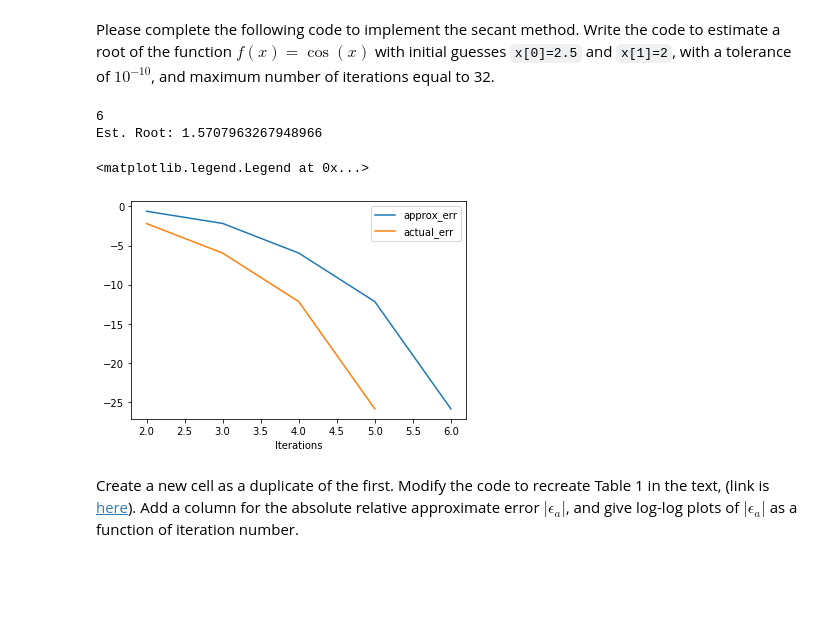
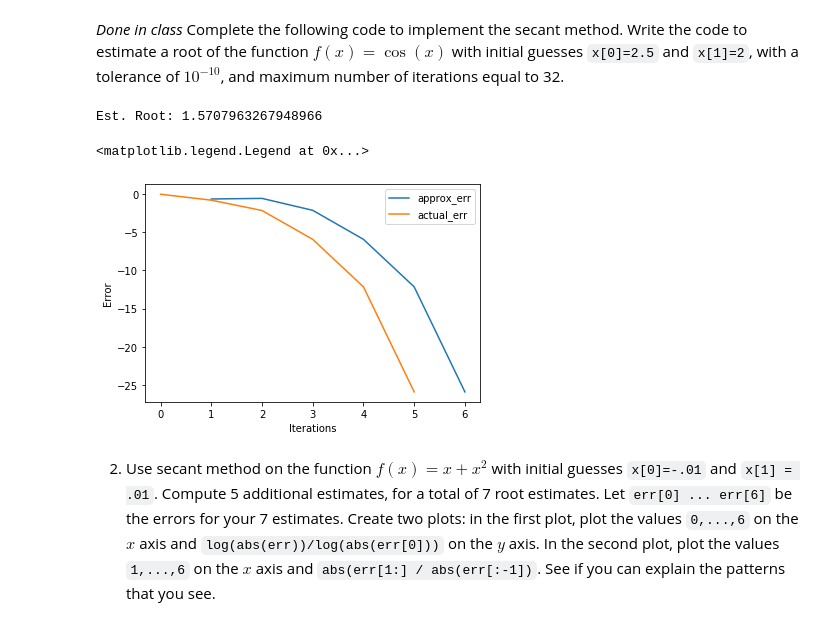
Before and after one commit to FatherLuis/Numerical_Analysis, a Jupyter notebook: VargasTamayo_Luis_Secant_Method.ipynb, the cells around one changed output. Saved outputs shown, nothing was run; the diff lists cells and outputs as text; code cells hidden in the pictures; blank space fills up the shorter version.

```diff
--- a/VargasTamayo_Luis_Secant_Method.ipynb
+++ b/VargasTamayo_Luis_Secant_Method.ipynb
@@ -1,5 +1,5 @@
 # %% [markdown]
-Please complete the following code to implement the secant method. Write the code to estimate a root of the function $f(x) = \cos(x)$ with initial guesses `x[0]=2.5` and `x[1]=2`, with a tolerance of $10^{-10}$, and maximum number of iterations equal to 32.
+_Done in class_ Complete the following code to implement the secant method. Write the code to estimate a root of the function $f(x) = \cos(x)$ with initial guesses `x[0]=2.5` and `x[1]=2`, with a tolerance of $10^{-10}$, and maximum number of iterations equal to 32.
 # %%
 #import necesssary packages
 %matplotlib inline
@@ -11,7 +11,9 @@ def f(x):
     return np.cos(x)
 # Actual root of function
 act_root = np.pi/2
-##initialization
+
+### INITIALIZATION ##########
+
 #2 initial guesses
 guess1 = 2.5
 guess2 = 2.0
@@ -30,62 +32,58 @@ solution[1] = x[1]
 approx_err = np.zeros(iteration)
 actual_err = np.zeros(iteration)
 
-##computation
-# Iterative estimates: two estimates are complete, iterate up to maximum # of iterations
+### COMPUTATION #############
+
+
 
 temp = 0
 est_root_index = 0
 
 approx_err[0] = 0
-approx_err[1] = solution[1] - solution[0]
+approx_err[1] = np.abs(solution[1] - solution[0])
 
+actual_err[0] = np.abs(solution[0] - act_root)
+actual_err[1] = np.abs(solution[1] - act_root)
+
+
+# Iterative estimates: two estimates are complete, iterate up to maximum # of iterations
 for i in range(2,iteration):
 
-    if(i < 2):
-        actual_err[i] = solution[i] - act_root
-        #actual_err =
-    else:
-        #Compute approximate derivative from secant formula
-        # Obtain next root guess
-        temp = x[1]
 
-        x[1] = x[1] - (f(x[1])*(x[1]-x[0]))/(f(x[1]) - f(x[0]))
-        solution[i] = x[1]
+    #Compute approximate derivative from secant formula
+    # Obtain next root guess
+    temp = x[1]
 
-        x[0] = temp
+    x[1] = x[1] - (f(x[1])*(x[1]-x[0]))/(f(x[1]) - f(x[0]))
+    solution[i] = x[1]
 
-        # Obtain approximate and actual errors
-        actual_err[i] = np.abs(solution[i] - act_root)
-        approx_err[i] = np.abs(solution[i] - solution[i-1])
+    x[0] = temp
 
-
-
+    # Obtain approximate and actual errors
+    actual_err[i] = np.abs(solution[i] - act_root)
+    approx_err[i] = np.abs(solution[i] - solution[i-1])
 
     est_root_index = i
     # break from loop if tolerance (based on approx error) is reached
     if(tolerance > approx_err[i]):
         break
 
-
-#print(solution)
-#print(approx_err)
-print(est_root_index)
 ##output final root estimate
 print('Est. Root: {}'.format(solution[est_root_index]))
 
 # Plot the logarithm of the actual and approximate errors
 plt.plot(range(iteration),np.log(approx_err),label ='approx_err')
 plt.plot(range(iteration),np.log(actual_err),label="actual_err")
 # Add labels and titles to the plots
 plt.xlabel('Iterations')
+plt.ylabel('Error')
 plt.legend()
 # %% [output]
-6
 Est. Root: 1.5707963267948966
 <matplotlib.legend.Legend at 0x...>
-[figure, old version]
+[figure, new version]
-# %% [markdown]
-Create a new cell  as a duplicate of the first. Modify the code to recreate Table 1 in the text,  (link is [here](http://mathforcollege.com/nm/mws/gen/03nle/mws_gen_nle_txt_secant.pdf)).  Add a column for the absolute relative approximate error $|\epsilon_a|$, and give log-log plots of  $|\epsilon_a|$ as a function of iteration number.
+# %% [markdown]
+2. Use secant method on the function $f(x) = x + x^2$ with initial guesses `x[0]=-.01` and `x[1] = .01`. Compute 5 additional estimates, for a total of 7 root estimates.  Let `err[0] ... err[6]` be the errors for your 7 estimates. Create two plots: in the first plot, plot the values `0,...,6` on the $x$ axis and `log(abs(err))/log(abs(err[0]))` on the $y$ axis.  In the second plot, plot the values `1,...,6` on the $x$ axis and `abs(err[1:] / abs(err[:-1])`.  See if you can explain the patterns that you see.
 # %%
 #import necesssary packages
 %matplotlib inline
```
Also changed, not shown: parts of 4 cells of this notebook, 1 other file.
